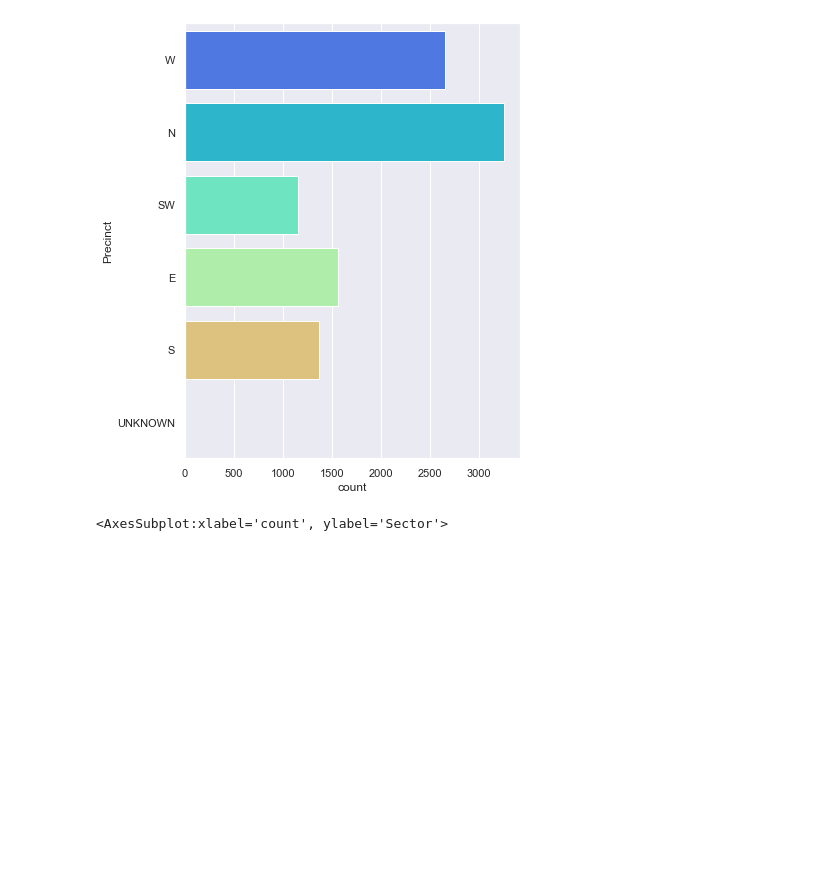
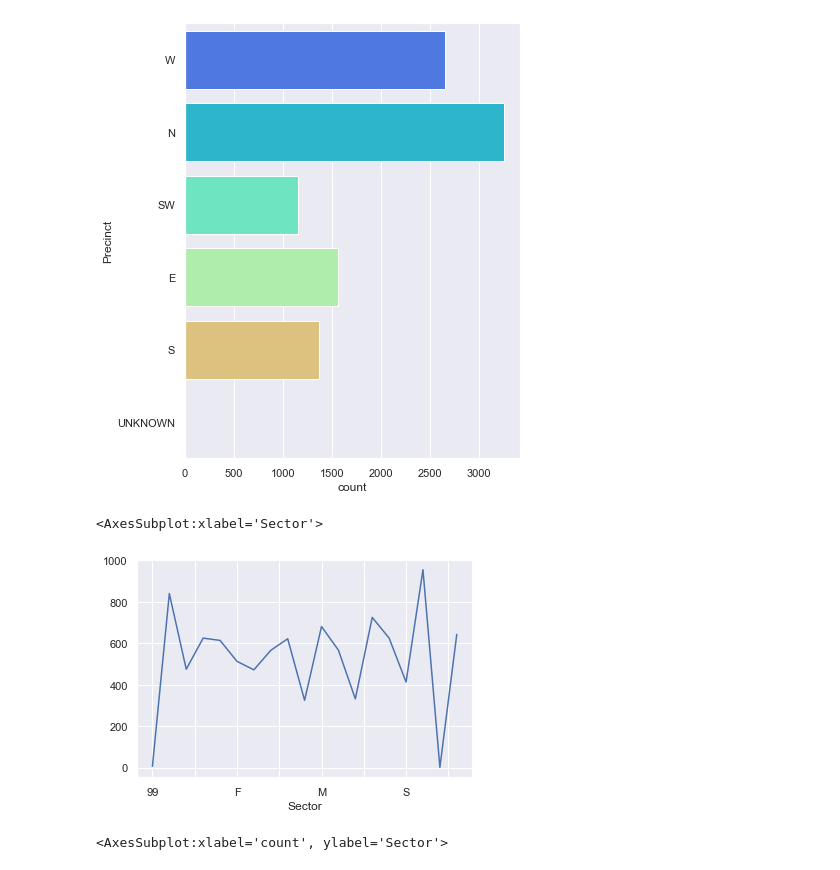
Before and after one commit to msenosain/spd-use-of-force_DS4A, a Jupyter notebook: notebooks/13_EDA_crime.ipynb, the cells around one changed output. Cells and saved outputs as stored; diff of their text form; code cells hidden in the pictures; blank space fills up the shorter version.

```diff
--- a/notebooks/13_EDA_crime.ipynb
+++ b/notebooks/13_EDA_crime.ipynb
@@ -271,6 +224,11 @@ sns.countplot(y="Precinct", data=df, palette='rainbow')
 # %% [output]
 <AxesSubplot:xlabel='count', ylabel='Precinct'>
 [figure]
+# %%
+df.groupby(['Sector']).count()['Offense'].plot()
+# %% [output]
+<AxesSubplot:xlabel='Sector'>
+[figure, added]
 # %%
 # df['Sector'].value_counts().plot(kind='bar', figsize=(30,15))
 f, ax = plt.subplots(figsize=(8, 12))
```
Also changed, not shown: parts of 9 cells of this notebook.
